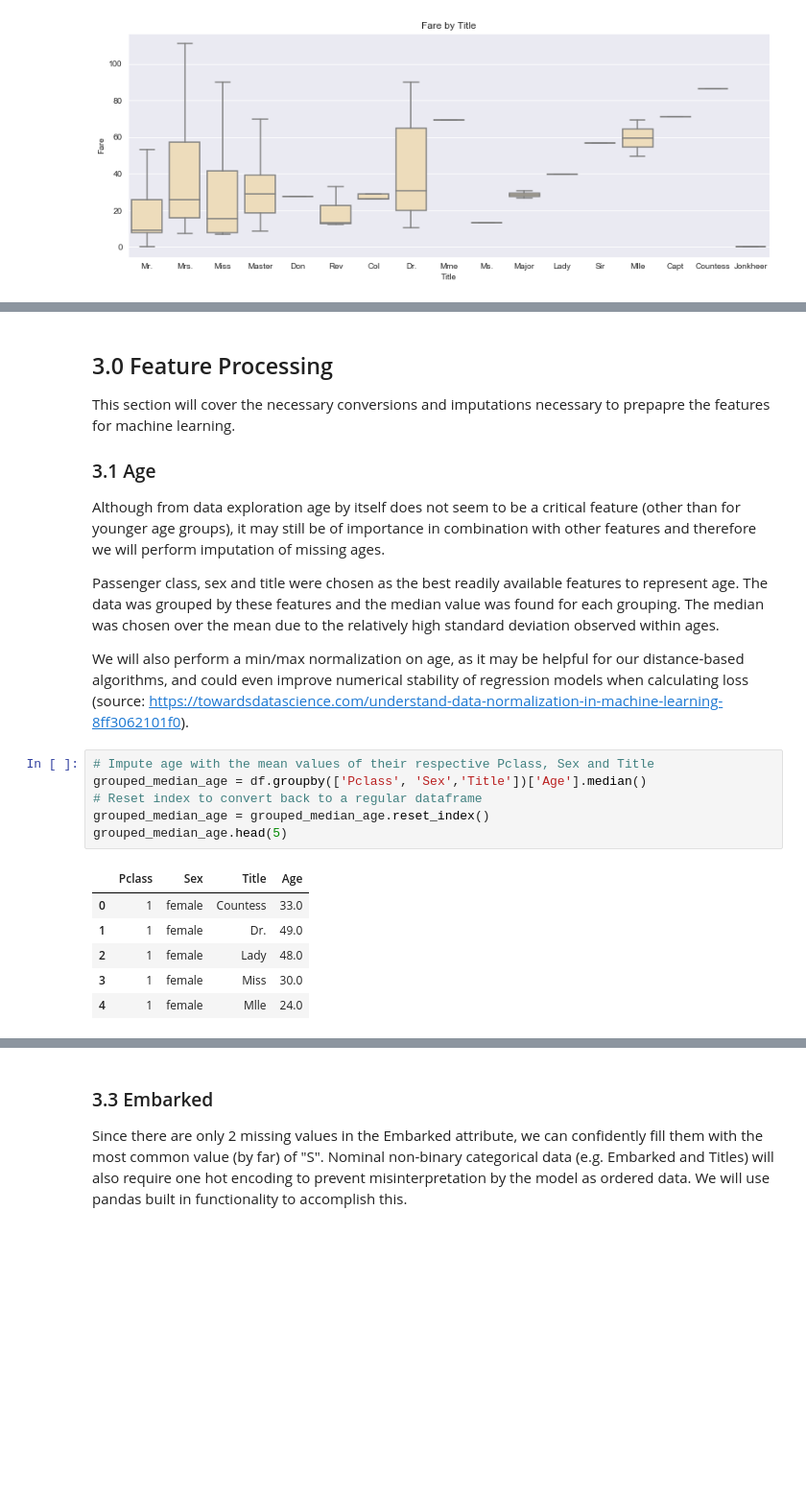
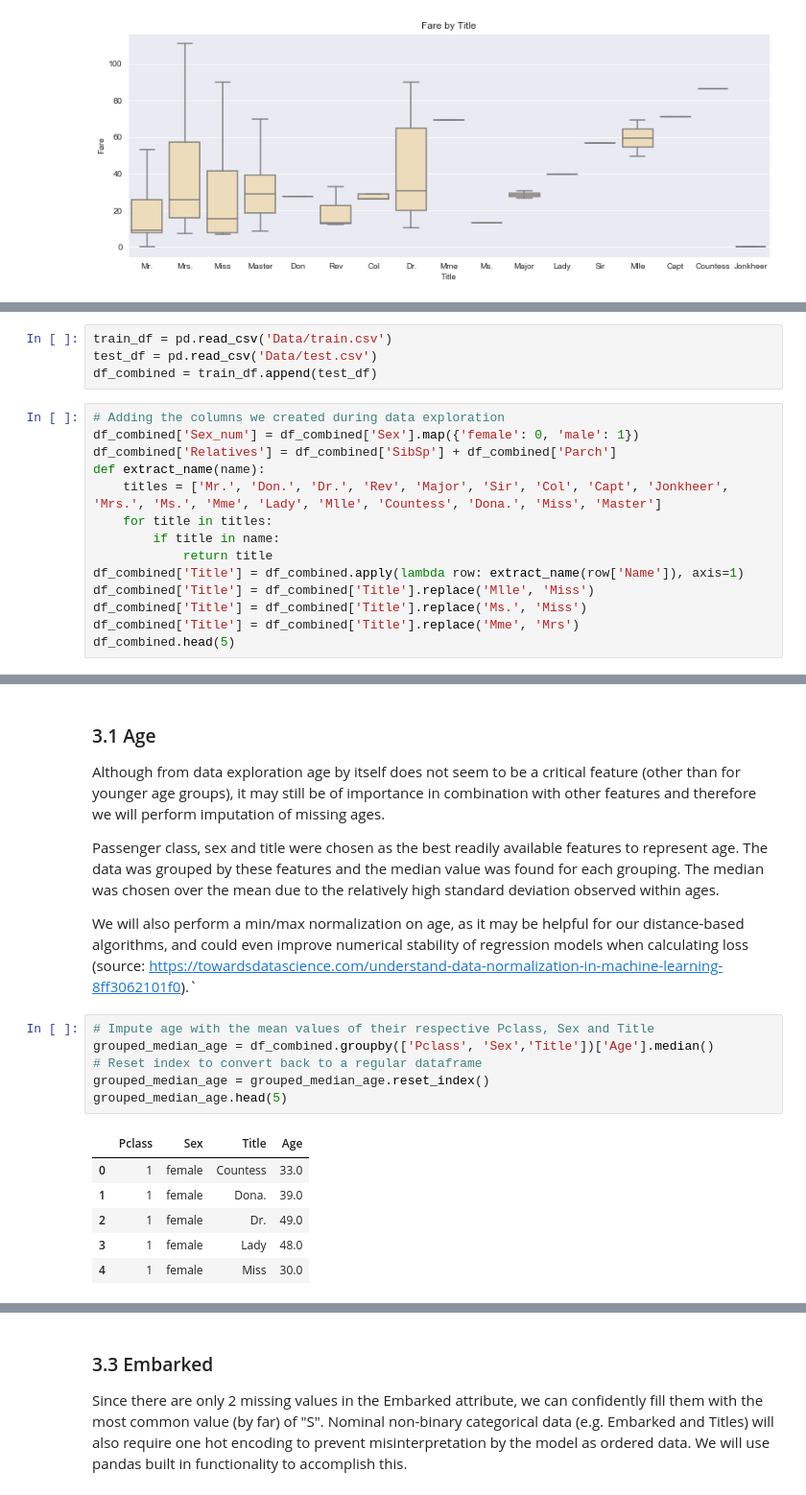
Before and after one commit to arsalanfardi/Titanic-Survival-Prediction, a Jupyter notebook: Titanic_Survival_Prediction.ipynb, the cells around one changed output, grey strips where cells are left out. Shown at 96% size. Saved outputs shown, nothing was run; the diff lists cells and outputs as text; blank space fills up the shorter version.

```diff
--- a/Titanic_Survival_Prediction.ipynb
+++ b/Titanic_Survival_Prediction.ipynb
@@ -449,0 +456,18 @@ ax.set_title('Fare by Title');
+# %%
+train_df = pd.read_csv('Data/train.csv')
+test_df = pd.read_csv('Data/test.csv')
+df_combined = train_df.append(test_df)
+# %%
+# Adding the columns we created during data exploration
+df_combined['Sex_num'] = df_combined['Sex'].map({'female': 0, 'male': 1})
+df_combined['Relatives'] = df_combined['SibSp'] + df_combined['Parch']
+def extract_name(name):
+    titles = ['Mr.', 'Don.', 'Dr.', 'Rev', 'Major', 'Sir', 'Col', 'Capt', 'Jonkheer', 'Mrs.', 'Ms.', 'Mme', 'Lady', 'Mlle', 'Countess', 'Dona.', 'Miss', 'Master']
+    for title in titles:
+        if title in name:
+            return title
+df_combined['Title'] = df_combined.apply(lambda row: extract_name(row['Name']), axis=1)
+df_combined['Title'] = df_combined['Title'].replace('Mlle', 'Miss')
+df_combined['Title'] = df_combined['Title'].replace('Ms.', 'Miss')
+df_combined['Title'] = df_combined['Title'].replace('Mme', 'Mrs')
+df_combined.head(5)
@@ -450,28 +493,24 @@ ax.set_title('Fare by Title');
 # %% [markdown]
-## 3.0 Feature Processing
-
-This section will cover the necessary conversions and imputations necessary to prepapre the features for machine learning.
-
 ### 3.1 Age
 
 Although from data exploration age by itself does not seem to be a critical feature (other than for younger age groups), it may still be of importance in combination with other features and therefore we will perform imputation of missing ages.
 
 Passenger class, sex and title were chosen as the best readily available features to represent age. The data was grouped by these features and the median value was found for each grouping. The median was chosen over the mean due to the relatively high standard deviation observed within ages.
 
-We will also perform a min/max normalization on age, as it may be helpful for our distance-based algorithms, and could even improve numerical stability of regression models when calculating loss (source: https://towardsdatascience.com/understand-data-normalization-in-machine-learning-8ff3062101f0).
+We will also perform a min/max normalization on age, as it may be helpful for our distance-based algorithms, and could even improve numerical stability of regression models when calculating loss (source: https://towardsdatascience.com/understand-data-normalization-in-machine-learning-8ff3062101f0).`
 # %%
 # Impute age with the mean values of their respective Pclass, Sex and Title
-grouped_median_age = df.groupby(['Pclass', 'Sex','Title'])['Age'].median()
+grouped_median_age = df_combined.groupby(['Pclass', 'Sex','Title'])['Age'].median()
 # Reset index to convert back to a regular dataframe
 grouped_median_age = grouped_median_age.reset_index()
 grouped_median_age.head(5)
 # %% [output]
 |  | Pclass | Sex | Title | Age |
 | 0 | 1 | female | Countess | 33.0 |
-| 1 | 1 | female | Dr. | 49.0 |
-| 2 | 1 | female | Lady | 48.0 |
-| 3 | 1 | female | Miss | 30.0 |
-| 4 | 1 | female | Mlle | 24.0 |
+| 1 | 1 | female | Dona. | 39.0 |
+| 2 | 1 | female | Dr. | 49.0 |
+| 3 | 1 | female | Lady | 48.0 |
+| 4 | 1 | female | Miss | 30.0 |
 # %%
 # Function to impute age values:
 def fill_age(row):
```
Also changed, not shown: parts of 47 cells of this notebook, 2 other files.
